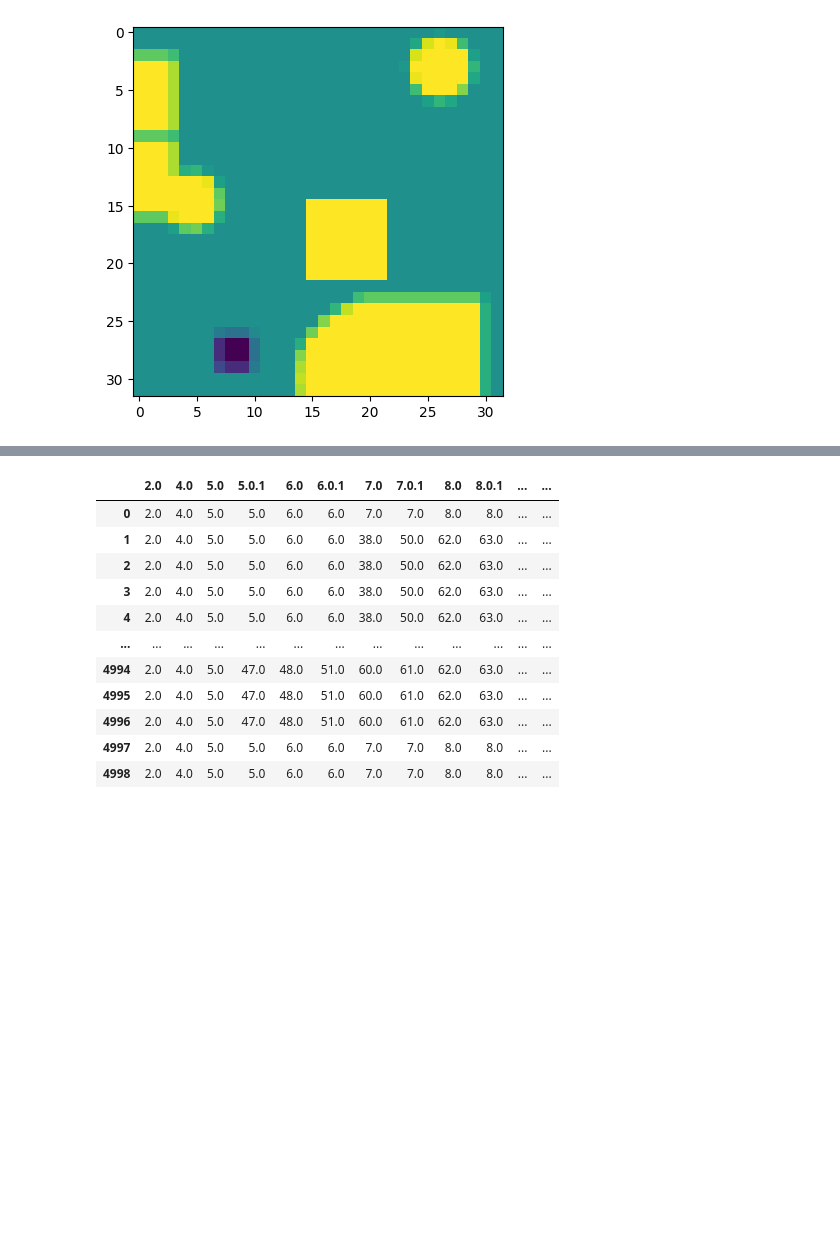
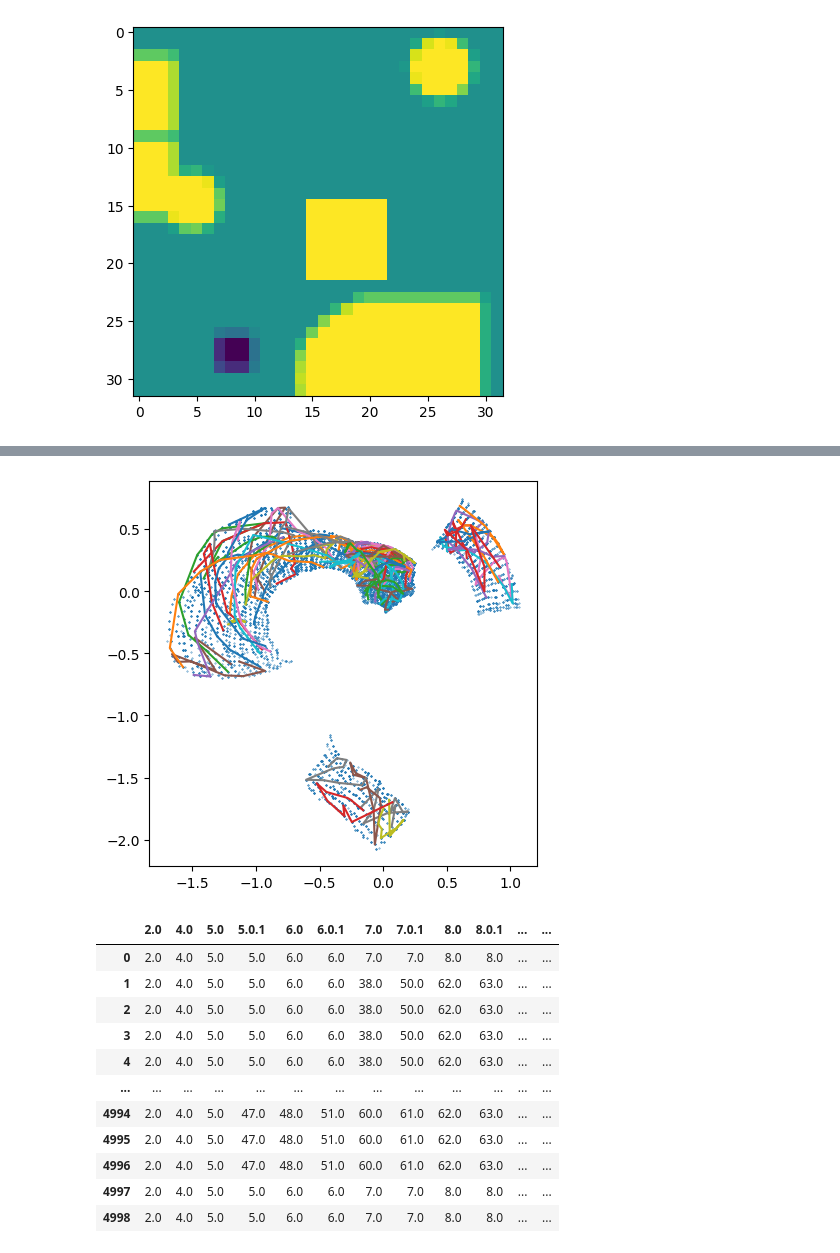
Before and after one commit to rows-of-houses/LSBMP_final_project, a Jupyter notebook: notebooks/generate_data.ipynb, the cells around one changed output, grey strips where cells are left out. Saved outputs shown, nothing was run; the diff lists cells and outputs as text; code cells hidden in the pictures; blank space fills up the shorter version.

```diff
--- a/notebooks/generate_data.ipynb
+++ b/notebooks/generate_data.ipynb
@@ -145,3 +156,36 @@ np.median(x_hat)
+# %%
+def resize(img, scale):
+    return cv2.resize(img, dsize=(img.shape[1] // scale, img.shape[0] // scale), interpolation=cv2.INTER_AREA)
+
+
+device = torch.device("cuda" if torch.cuda.is_available() else "cpu")
+enc_dyn_net.to(device)
+
+xs = []
+lengths = []
+for i in range(1024):
+    states, actions = env.generate_trajectory(10, max_step=scale * 2)
+    scaled_actions = []
+    for action in actions:
+        scaled_actions.append((action[0] / scale, action[1] / scale))
+    for state in states:
+        xs.append(resize(env.plot_enviroment(state), scale))
+    lengths.append(len(states))
+xs = torch.tensor(np.stack(xs), dtype=torch.float32).to(device)
+with torch.no_grad():
+    zs = enc_dyn_net.encode(xs, torch.tensor([], dtype=torch.float32).to(device))[1].cpu().numpy()
+# print(zs)
+    # x_hat = enc_dyn_net.decode(z, empty).squeeze().cpu().numpy()
+# %%
+plt.figure(figsize=(5, 5))
+plt.scatter(zs[:, 0], zs[:, 1], s=0.1)
+i = 0
+for l in lengths[:64]:
+    plt.plot(zs[i:i + l, 0], zs[i:i + l, 1])
+    i += l
+plt.show()
+# %% [output]
+[figure, added]
 # %%
 import pandas as pd
 # %%
```
Also changed, not shown: parts of 9 cells of this notebook, 4 other files.
